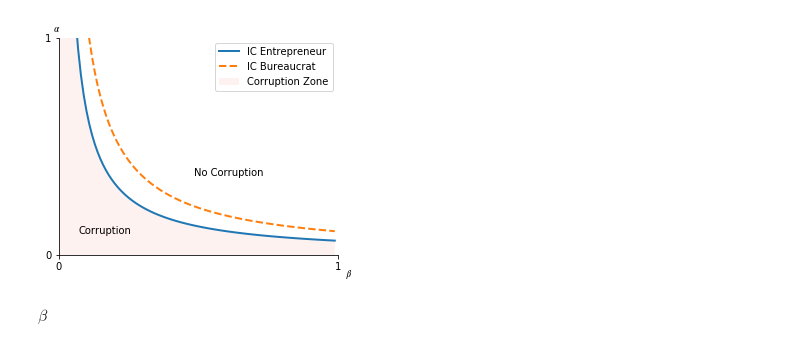
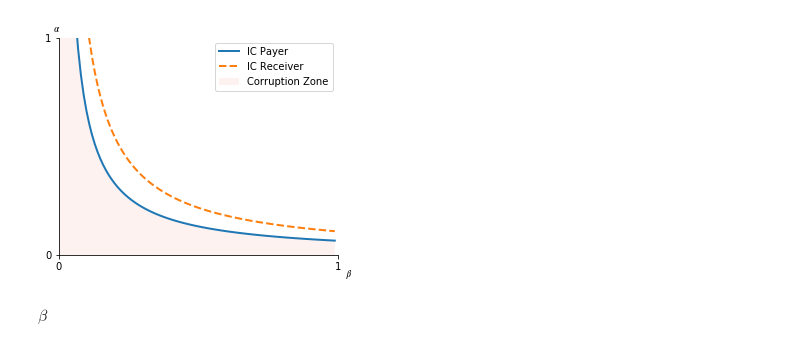
Before and after one commit to caxaxa/Corruption_Game, a Jupyter notebook: Supporting_Plots.ipynb, the cells around one changed output. Cells and saved outputs as stored; diff of their text form; code cells hidden in the pictures.

```diff
--- a/Supporting_Plots.ipynb
+++ b/Supporting_Plots.ipynb
@@ -16,7 +16,7 @@ f = 10
 N = 0.5
 c = 2
 gamma = 0.9
-alphaIE = []
+alphaIE = np.asarray(alphaIE)
 
 for i in x:
     alphaIE.append((-(b/(gamma**2)) + a)/ (i*(a+f))) #
@@ -25,38 +25,40 @@ alphaIB = []
 
 for i in x:
     alphaIB.append((-(c/(gamma**2)) + b)/ (i*(b+f)))  #
+
+alphaIB = np.asarray(alphaIB)
 
 #Ploting Indiference curves
 
 fig, ax = plt.subplots(figsize = (5,4))
 
 ax.plot(x, alphaIE, linewidth=2)
 ax.plot(x, alphaIB,'--', linewidth=2)
 
 fig.add_subplot(ax)
 
 ax.spines['right'].set_visible(False)
 ax.spines['top'].set_visible(False)
 
 fig.text(0.92, 0.05, '$𝛽$')
 fig.text(0.11, 0.9, '$𝛼$')
 
 ax.fill_between(x, alphaIE, facecolor='salmon', alpha=0.1)
 
 plt.ylim([0, 1])
 plt.xlim([0, 1])
 plt.xticks(np.arange(0,1.1,1))
 plt.yticks(np.arange(0,1.1,1))
 #plt.title('Indiference curves')
-plt.legend(('IC Entrepreneur', 'IC Bureaucrat', 'Corruption Zone' ),
+plt.legend(('IC Payer', 'IC Receiver', 'Corruption Zone' ),
            loc='best', shadow=False)
 
-fig.text(0.18, 0.2, 'Corruption')
-fig.text(0.5, 0.4, 'No Corruption')
+# fig.text(0.18, 0.2, 'Corruption')
+# fig.text(0.5, 0.4, 'No Corruption')
 plt.show()
 
 fig.savefig('fig1.pdf')
 # %% [output]
-[figure, old version]
+[figure, new version]
 # %% [markdown]
 $\beta$
```
Also changed, not shown: parts of 5 cells of this notebook, 2 other files.
